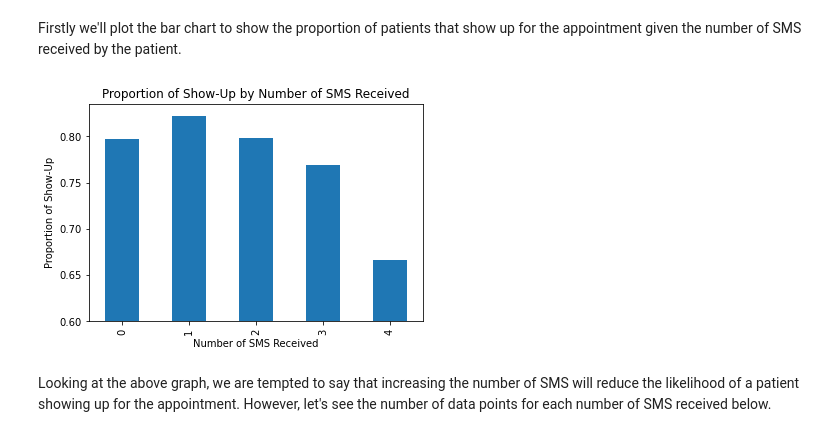
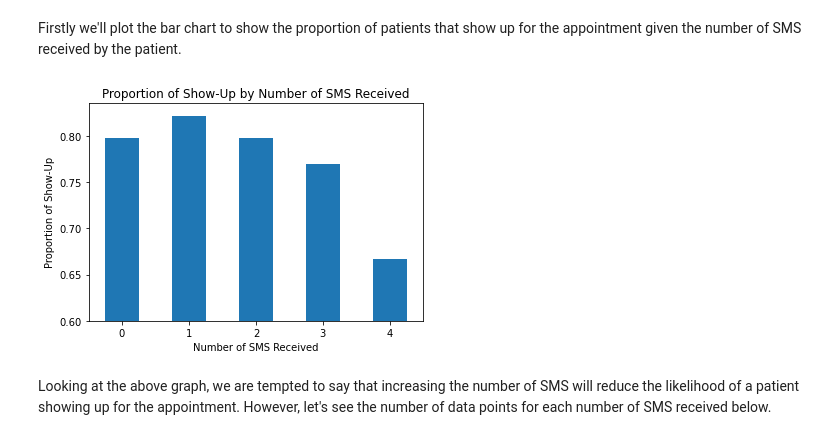
Before and after one commit to fletchersarip93/medical-appointment-no-show-data-analysis, a Jupyter notebook: Investigation_of_No_Show_Appointments_Data.ipynb, the cells around one changed output. Drawn from its saved outputs; the diff is of its cells as text; code cells hidden in the pictures.

```diff
--- a/Investigation_of_No_Show_Appointments_Data.ipynb
+++ b/Investigation_of_No_Show_Appointments_Data.ipynb
@@ -647,13 +644,14 @@ Firstly we'll plot the bar chart to show the proportion of patients that show up
 # %%
 count = df.groupby('sms_received').show_up.value_counts()
 total = df.groupby('sms_received').show_up.count()
 proportion = count / total
 proportion[:, True].plot(kind='bar', ylabel='Proportion of Show-Up',
                          xlabel='Number of SMS Received',
                          title='Proportion of Show-Up by Number of SMS Received',
                          ylim=(0.6, 0.835));
+plt.xticks(rotation=0);
 # %% [output]
-[figure, old version]
+[figure, new version]
 # %% [markdown]
 Looking at the above graph, we are tempted to say that increasing the number of SMS will reduce the likelihood of a patient showing up for the appointment. However, let's see the number of data points for each number of SMS received below.
 # %%
```
Also changed, not shown: parts of 11 cells of this notebook.
